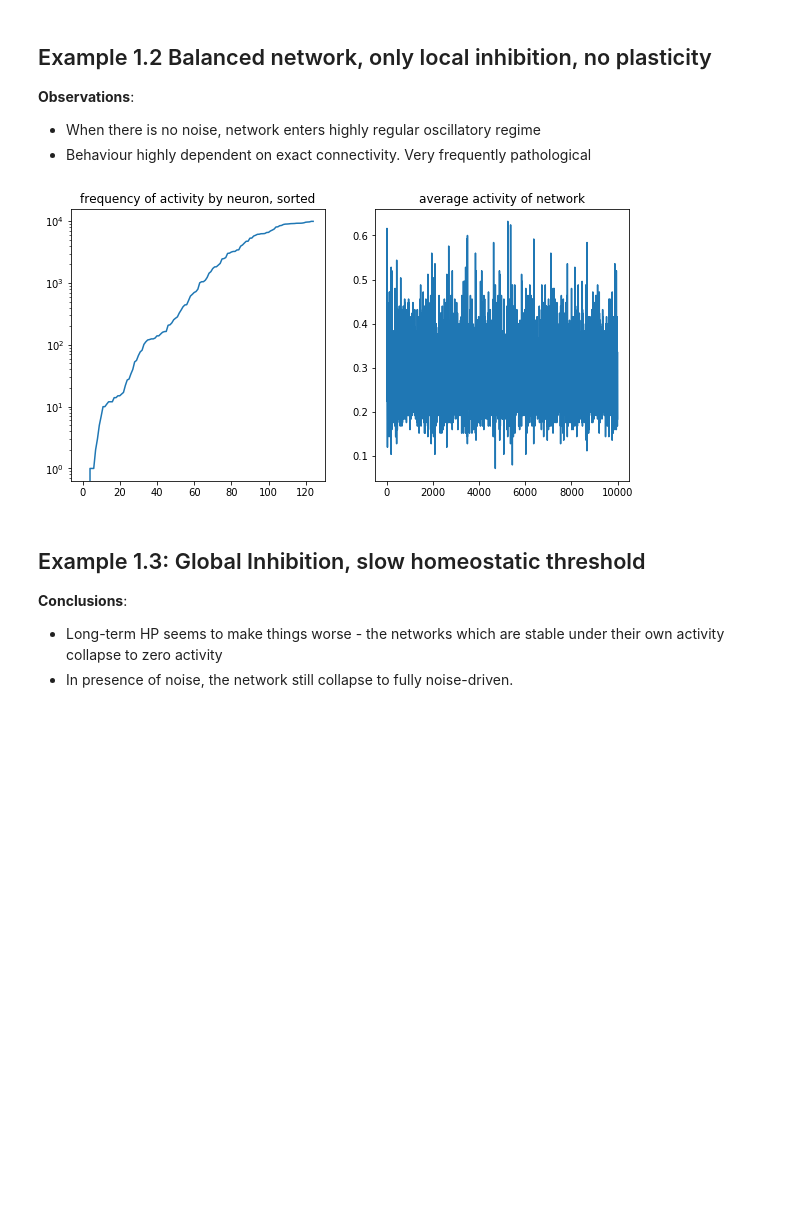
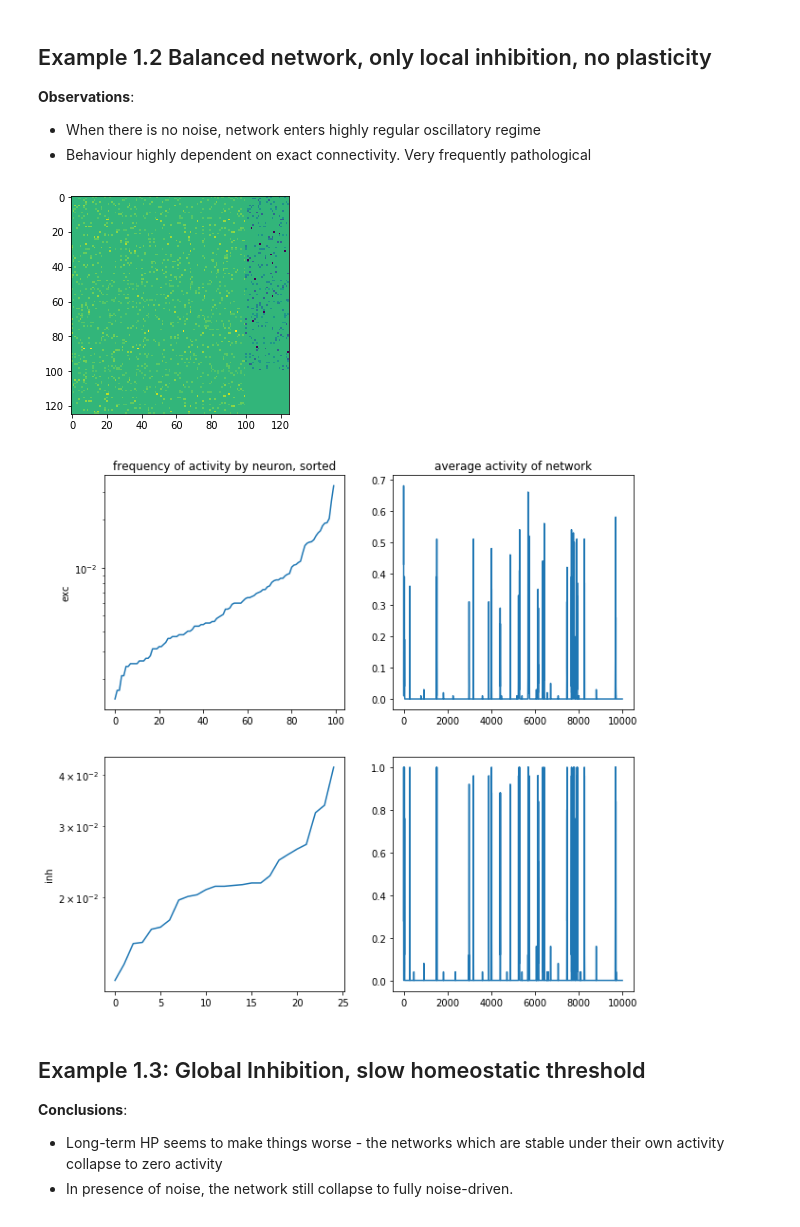
Before and after one commit to aleksejs-fomins/memory-hippo-ca3, a Jupyter notebook: self-contained/reservoir/reservoir-discrete.ipynb, the cells around one changed output. Drawn from its saved outputs; the diff is of its cells as text; code cells hidden in the pictures; blank space fills up the shorter version.

```diff
--- a/self-contained/reservoir/reservoir-discrete.ipynb
+++ b/self-contained/reservoir/reservoir-discrete.ipynb
@@ -110,9 +111,10 @@ p = {
     "eta_G"     : 10.0,  # Global inhibition - rate
     "nu_avg"    : 0.1,   # Neuronal Noise - average
     "T0"        : 1.0,   # Average threshold
-    "p_conn"    : 0.1    # Connection probability
+    "p_conn"    : 0.1,   # Connection probability
+    "W0"        : 10.0   # Total Thresholds produced if all pre-synaptic units are active
 }
-p['W0'] = 1.1 * p['T0'] / ((p['N'] - 1) * p['x_G'] * p['p_conn'])
+#p['W0'] = 1.1 * p['T0'] / ((p['N'] - 1) * p['x_G'] * p['p_conn'])
 
 # Initial values for variables
 x = (np.random.uniform(0, 1, p['N']) < p['x_G']).astype(int)
@@ -120,12 +122,13 @@ T = np.random.uniform(0.9 * p['T0'], 1.1 * p['T0'], p['N'])
 G = computeG(x, p)
 
 # Connectivity matrix
-W = spRandUMat([p['N'], p['N']], [0.9*p['W0'], 1.1*p['W0']], p['p_conn'], withDiag=False)
+W = spRandUMat([p['N'], p['N']], [0.9, 1.1], p['p_conn'], withDiag=False)
+W = normalize(W, norm='l1', axis=1) * p['W0']
 
 # Plot connectivity
-print('Average weight:', p['W0'])
+#print('Average weight:', p['W0'])
 # plt.figure()
-# plt.imshow(M)
+# plt.imshow(W.toarray())
 # plt.show()
 
 
@@ -133,7 +136,7 @@ print('Average weight:', p['W0'])
 # Simulation
 ###############
 
-N_STEP = 10000
+N_STEP = 100000
 
 x_hist = np.zeros((N_STEP, p['N']))
 x_hist[0] = x
@@ -148,8 +151,8 @@ for i in range(N_STEP-1):
     G_hist[i+1] = G
 
 fig, ax = plt.subplots(ncols=3, figsize=(15,5))
-ax[0].semilogy(np.sort(np.sum(x_hist, axis=0)))
-ax[1].plot(np.sum(x_hist, axis=1) / p['N'])
+ax[0].semilogy(np.sort(np.mean(x_hist, axis=0)))
+ax[1].plot(np.mean(x_hist, axis=1))
 ax[2].plot(G_hist)
 ax[0].set_title("frequency of activity by neuron, sorted")
 ax[1].set_title("average activity of network")
@@ -173,56 +175,67 @@ p = {
     "N_EXC"     : 100,   # Number of excitatory neurons
     "N_INH"     : 25,    # Number of inhibitory neurons
     "x_0"       : 0.5,   # Average expected activity
-    "nu_avg"    : 0.1,   # Neuronal Noise - average
+    "nu_avg"    : 0.2,   # Neuronal Noise - average
     "T0"        : 1.0,   # Average threshold
-    "p_conn"    : 0.1    # Ratio of number of existing connections to all-to-all
+    "p_conn"    : 0.1,   # Ratio of number of existing connections to all-to-all
+    "W0"        : 10.0   # Total Thresholds produced if all pre-synaptic units are active
 }
 
-gain = 1 + 1 / (p['N_EXC'] * p['p_conn'])
+# gain = 1 + 1 / (p['N_EXC'] * p['p_conn'])
 p['N'] = p['N_EXC'] + p['N_INH']
-p['W0_EXC'] = p['T0'] * 2   # * gain
-p['W0_INH'] = p['T0'] * -4
+p['W0_EE'] = p['T0'] * p['W0'] * 1.5   # * 1
+p['W0_EI'] = p['T0'] * p['W0'] * 1.5  # * 1
+p['W0_IE'] = p['T0'] * p['W0'] * -1.0  # * -4
 
 # Initial values for variables
 x = (np.random.uniform(0, 1, p['N']) < p['x_0']).astype(int)
 T = np.random.uniform(0.9 * p['T0'], 1.1 * p['T0'], p['N'])
 
 # Connectivity matrix
 rangeW = np.array([0.9, 1.1])
-W_EE_BASE = spRandUMatBase([p['N_EXC'], p['N_EXC']], p['W0_EXC']*rangeW, p['p_conn'], withDiag=False)
-W_EI_BASE = spRandUMatBase([p['N_INH'], p['N_EXC']], p['W0_EXC']*rangeW, p['p_conn'], withDiag=True)
-W_IE_BASE = spRandUMatBase([p['N_EXC'], p['N_INH']], p['W0_INH']*rangeW, p['p_conn'], withDiag=True)
+W_EE_BASE = spRandUMatBase([p['N_EXC'], p['N_EXC']], rangeW, p['p_conn'], withDiag=False)
+W_EI_BASE = spRandUMatBase([p['N_INH'], p['N_EXC']], rangeW, p['p_conn'], withDiag=True)
+W_IE_BASE = spRandUMatBase([p['N_EXC'], p['N_INH']], rangeW, p['p_conn'], withDiag=True)
 W_BASE = mergeMatBases([W_EE_BASE, W_EI_BASE, W_IE_BASE], [0, p['N_EXC'], 0], [0, 0, p['N_EXC']])
 W = spRandUMatFromBase(W_BASE, [p['N'], p['N']])
 
-# # Plot connectivity
-# print('Average weight:', p['W0_EXC'])
-# plt.figure()
-# plt.imshow(W.toarray(), cmap='jet')
-# plt.show()
+# Normalize Matrices
+W[:p['N_EXC'], :p['N_EXC']] = normalize(W[:p['N_EXC'], :p['N_EXC']], norm='l1', axis=1) * p['W0_EE']
+W[p['N_EXC']:, :p['N_EXC']] = normalize(W[:p['N_INH'], :p['N_EXC']], norm='l1', axis=1) * p['W0_EI']
+W[:p['N_EXC'], p['N_EXC']:] = normalize(W[:p['N_EXC'], :p['N_INH']], norm='l1', axis=1) * p['W0_IE']
+
+# Plot connectivity
+plt.figure()
+plt.imshow(W.toarray())
+plt.show()
 
 
 ###############
 # Simulation
 ###############
 
 N_STEP = 10000
 
 x_hist = np.zeros((N_STEP, p['N']))
 x_hist[0] = x
 
 for i in range(N_STEP-1):
     x = computeX_Single(x, W, T, 0.0, p)
     x_hist[i+1] = x
 
-fig, ax = plt.subplots(ncols=2, figsize=(10,5))
-ax[0].semilogy(np.sort(np.sum(x_hist, axis=0)))
-ax[1].plot(np.sum(x_hist, axis=1) / p['N'])
-ax[0].set_title("frequency of activity by neuron, sorted")
-ax[1].set_title("average activity of network")
+fig, ax = plt.subplots(nrows = 2, ncols=2, figsize=(10,10))
+ax[0][0].semilogy(np.sort(np.mean(x_hist[:, :p['N_EXC']], axis=0)))
+ax[1][0].semilogy(np.sort(np.mean(x_hist[:, p['N_EXC']:], axis=0)))
+ax[0][1].plot(np.mean(x_hist[:, :p['N_EXC']], axis=1))
+ax[1][1].plot(np.mean(x_hist[:, p['N_EXC']:], axis=1))
+ax[0][0].set_title("frequency of activity by neuron, sorted")
+ax[0][1].set_title("average activity of network")
+ax[0][0].set_ylabel("exc")
+ax[1][0].set_ylabel("inh")
 plt.show()
 # %% [output]
-[figure, old version]
+[figure, new version]
+[figure, added]
 # %% [markdown]
 ## Example 1.3: Global Inhibition, slow homeostatic threshold
 
```
Also changed, not shown: parts of 9 cells of this notebook, 2 other files.
